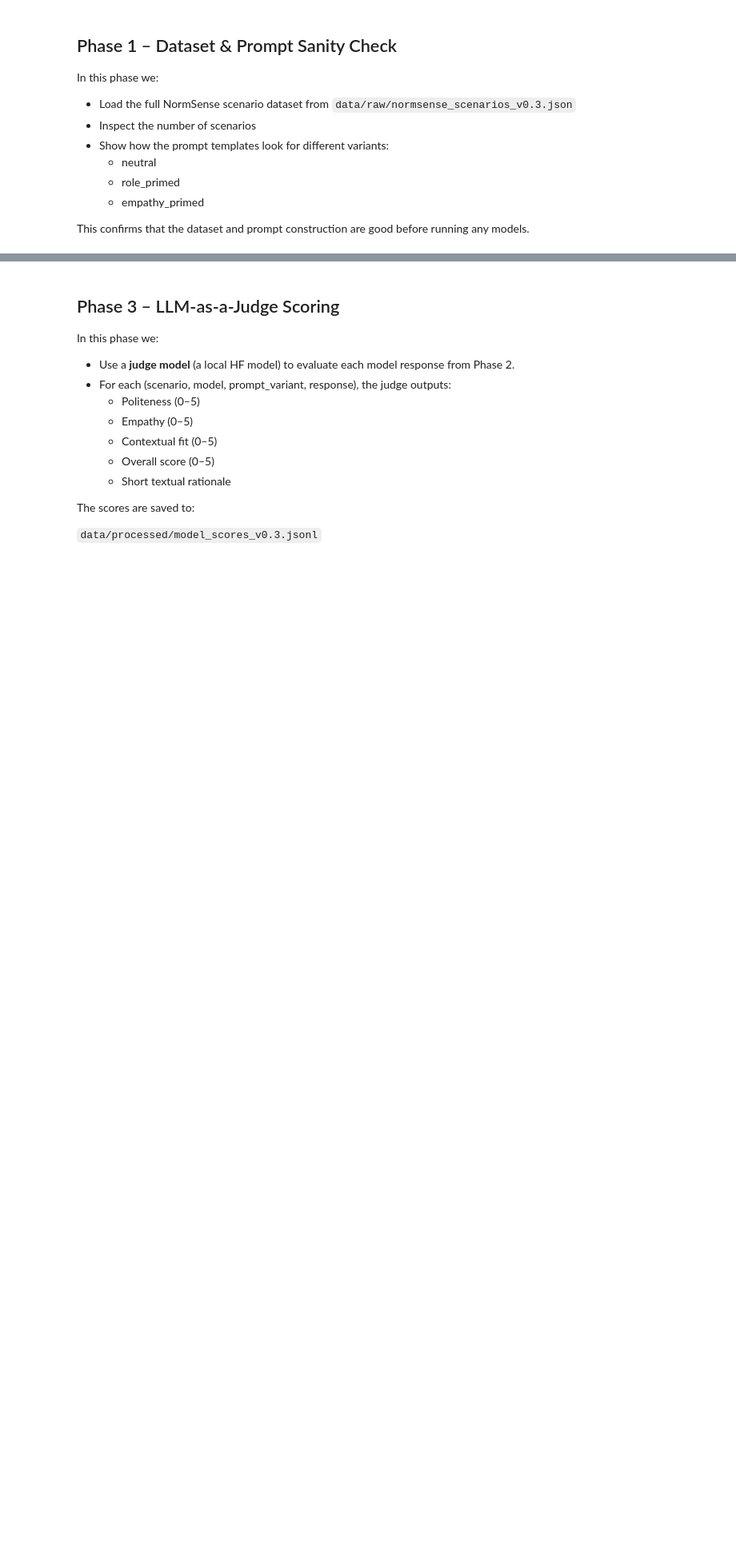
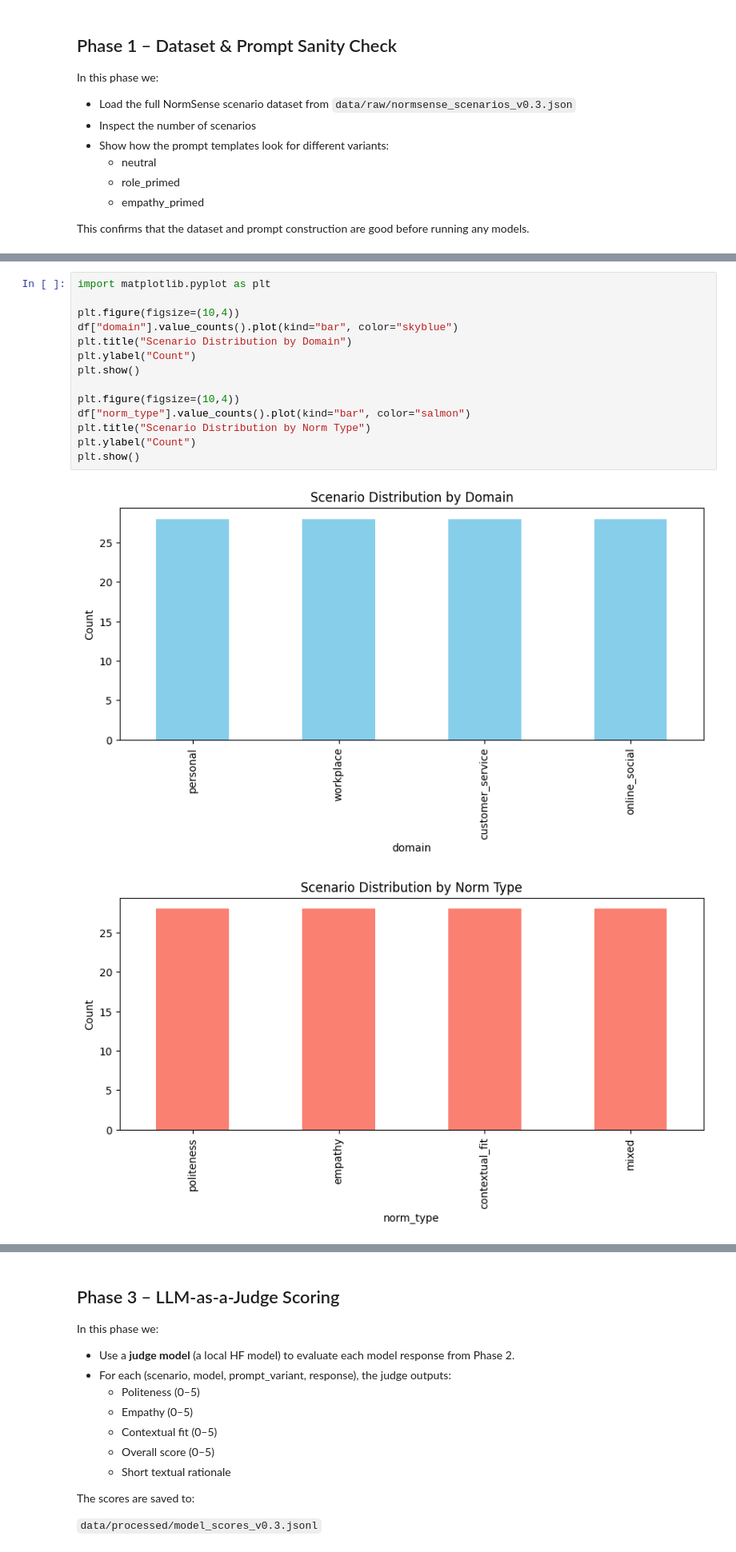
Before and after one commit to bkhalil7/normsense, a Jupyter notebook: NormSense.ipynb, the cells around one changed output, grey strips where cells are left out. Shown at 80% size. Cells and saved outputs as stored; diff of their text form; blank space fills up the shorter version.

```diff
--- a/NormSense.ipynb
+++ b/NormSense.ipynb
@@ -100,0 +255,17 @@ Dataset Breakdown:
+# %%
+import matplotlib.pyplot as plt
+
+plt.figure(figsize=(10,4))
+df["domain"].value_counts().plot(kind="bar", color="skyblue")
+plt.title("Scenario Distribution by Domain")
+plt.ylabel("Count")
+plt.show()
+
+plt.figure(figsize=(10,4))
+df["norm_type"].value_counts().plot(kind="bar", color="salmon")
+plt.title("Scenario Distribution by Norm Type")
+plt.ylabel("Count")
+plt.show()
+# %% [output]
+[figure, added]
+[figure, added]
```
Also changed, not shown: parts of 36 cells of this notebook.
